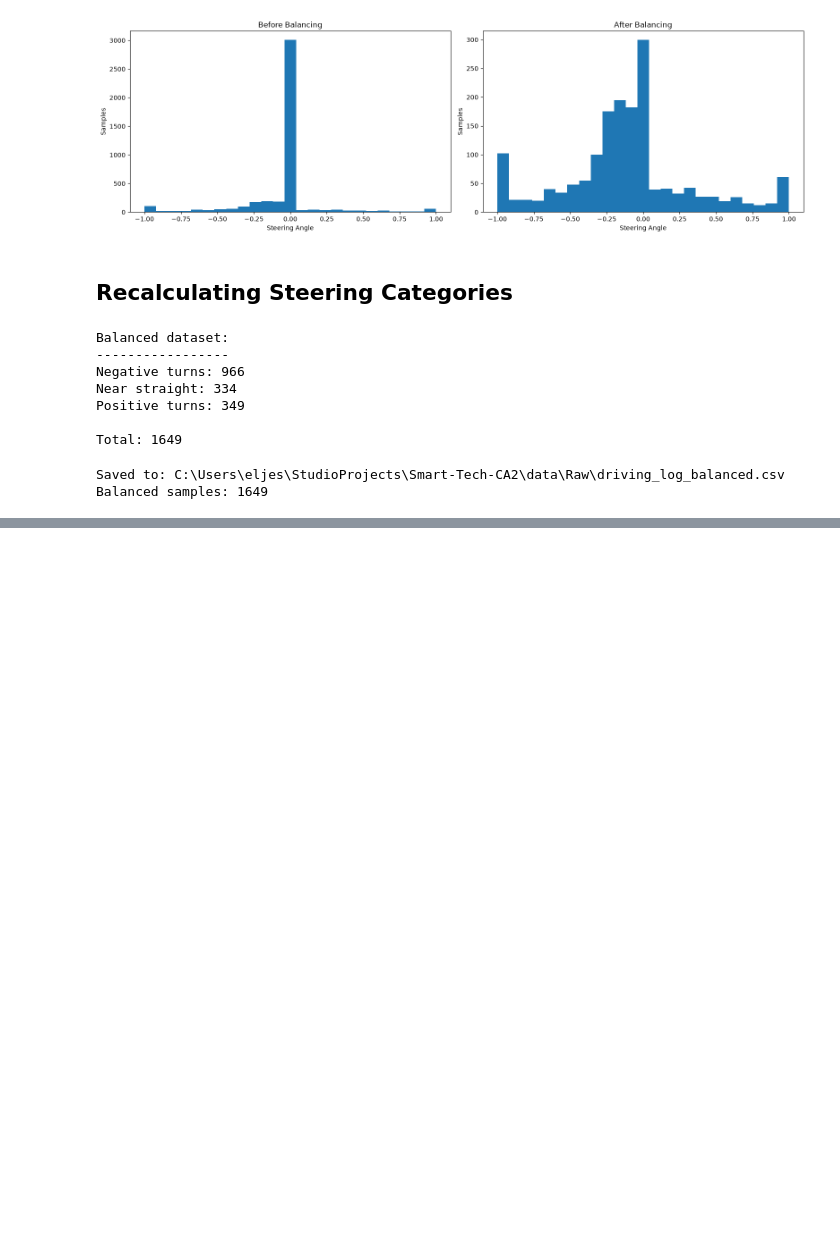
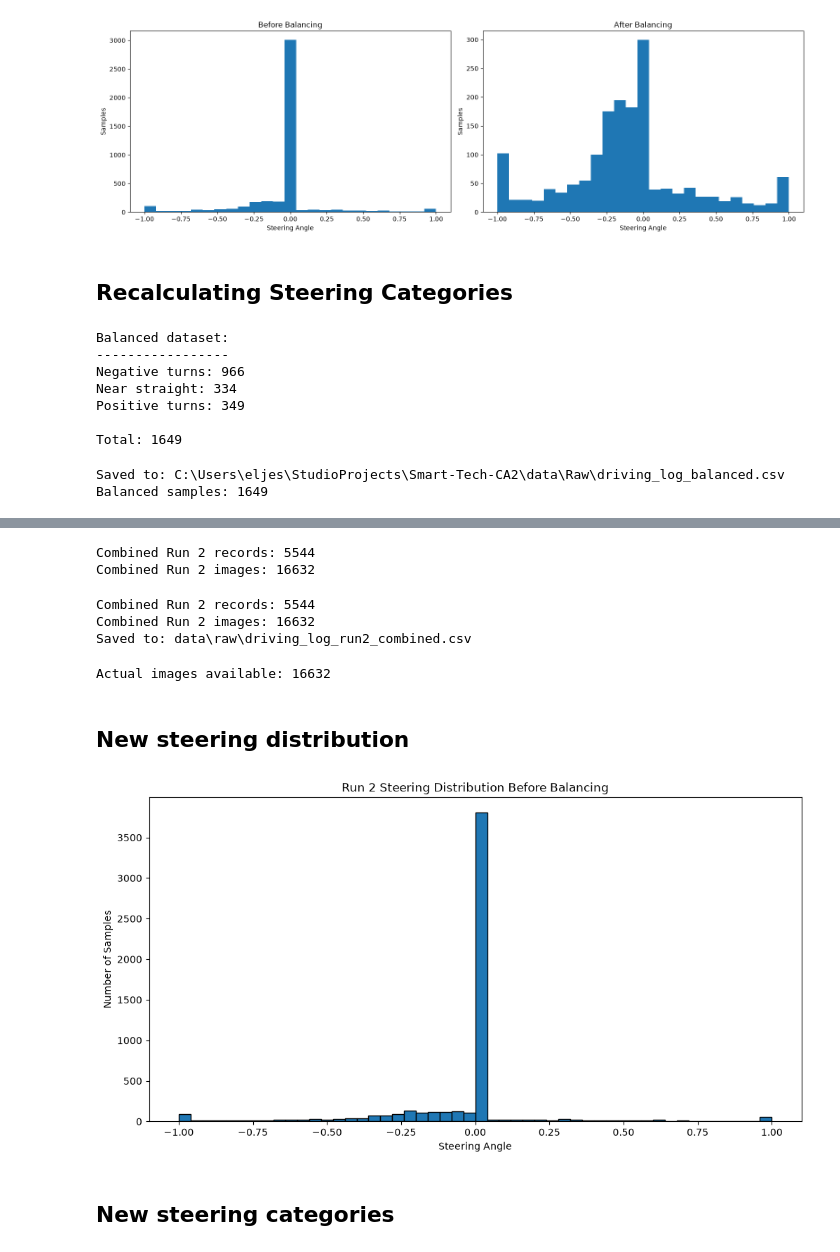
Before and after one commit to eljesam/Smart-Tech-CA2, a Jupyter notebook: exploration.ipynb, the cells around one changed output, grey strips where cells are left out. Cells and saved outputs as stored; diff of their text form; code cells hidden in the pictures; blank space fills up the shorter version.

Commit message:
loaded and saved run 2, balancing run 2

```diff
--- a/exploration.ipynb
+++ b/exploration.ipynb
@@ -558,0 +519,62 @@ YUV shape: (66, 200, 3)
+# %%
+run2_df = pd.concat(
+    [original_df, corner_df],
+    ignore_index=True
+)
+
+print("Combined Run 2 records:", len(run2_df))
+print("Combined Run 2 images:", len(run2_df) * 3)
+# %% [output]
+Combined Run 2 records: 5544
+Combined Run 2 images: 16632
+# %%
+run2_df = pd.concat(
+    [original_df, corner_df],
+    ignore_index=True
+)
+
+RUN2_COMBINED_PATH = DATA_DIR / "driving_log_run2_combined.csv"
+
+run2_df.to_csv(
+    RUN2_COMBINED_PATH,
+    index=False
+)
+
+print("Combined Run 2 records:", len(run2_df))
+print("Combined Run 2 images:", len(run2_df) * 3)
+print("Saved to:", RUN2_COMBINED_PATH)
+# %% [output]
+Combined Run 2 records: 5544
+Combined Run 2 images: 16632
+Saved to: data\raw\driving_log_run2_combined.csv
+# %%
+image_files_run2 = list(
+    (DATA_DIR / "IMG").glob("*.jpg")
+)
+
+print("Actual images available:", len(image_files_run2))
+# %% [output]
+Actual images available: 16632
+# %% [markdown]
+## New steering distribution
+# %%
+plt.figure(figsize=(12, 6))
+
+plt.hist(
+    run2_df["steering"],
+    bins=50,
+    edgecolor="black"
+)
+
+plt.title(
+    "Run 2 Steering Distribution Before Balancing"
+)
+
+plt.xlabel("Steering Angle")
+plt.ylabel("Number of Samples")
+
+plt.show()
+# %% [output]
+[figure, added]
+# %% [markdown]
+## New steering categories
```
Also changed, not shown: parts of 21 cells of this notebook, 2 other files.
